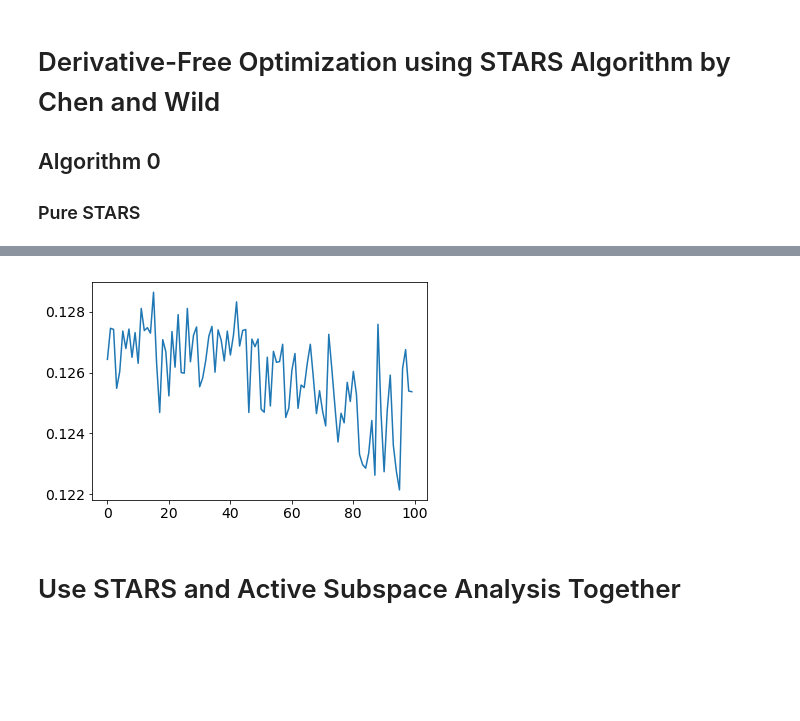
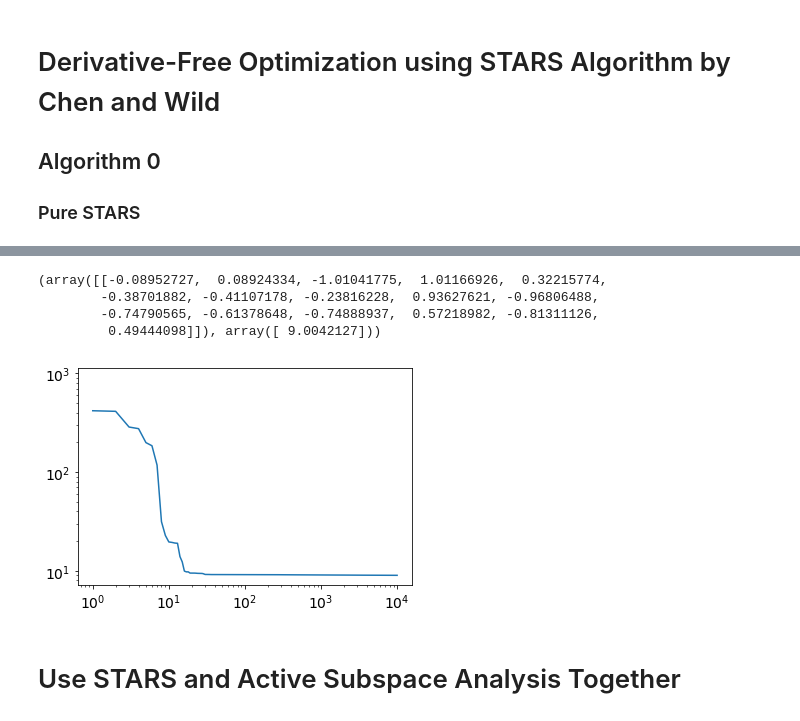
Before and after one commit to mathematicalmichael/personalresearch, a Jupyter notebook: Notebooks/AS_vs_DF_Optimization_v2.ipynb, the cells around one changed output, grey strips where cells are left out. Saved outputs shown, nothing was run; the diff lists cells and outputs as text; code cells hidden in the pictures; blank space fills up the shorter version.

Commit message:
Add files via upload
Cleaned up algorithms, consolidated results of one example

```diff
--- a/Notebooks/AS_vs_DF_Optimization_v2.ipynb
+++ b/Notebooks/AS_vs_DF_Optimization_v2.ipynb
@@ -60,24 +60,15 @@ def gun(a):
 
     return (A*np.sin(x+y)**2+(A/2)*np.sin(z+w)**2+C*p**2).reshape(M, 1)
 
-def hun(a):
-
-    a = a.copy()
-    a = np.atleast_2d(a)
-    M = a.shape[0]
-
-    x = a[:,0]; y = a[:,1]; z = a[:,2]; w = a[:,3]; p = a[:,4]; q = a[:,5];
-
-    return (A*(x**2+y)+2*B*(z+w)**100+C*(p+q+x**3)**2).reshape(M, 1)
 
 f=fun(a)
 g=gun(a)
 
 # Global noise proportionality constant
-k = 1e-6
+k = 1e-4
 
 # Perturbed function output
-pert_f=g+np.linalg.norm(g)*k*(2*(np.random.rand(M,1))-np.ones((M,1)))
+pert_f=f+k*(2*(np.random.rand(M,1))-np.ones((M,1)))
 # %% [markdown]
 # Computation of the Active Subspace
 # %% [markdown]
@@ -125,7 +116,7 @@ print(ss.eigenvecs[:,0])
 # Fitting a Polynomial Surrogate
 # %%
 #quadratic polynomial approximation
-RS = ac.utils.response_surfaces.PolynomialApproximation(4)
+RS = ac.utils.response_surfaces.PolynomialApproximation(2)
 
 #Train the surface with active variable values (y = a.dot(ss.W1)) and perturbed function values (f)
 y = a.dot(ss.W1)
@@ -317,9 +207,39 @@ print(np.linalg.norm(x))
+# %%
+# STARS Algorithm #
+
+x_init=2*np.random.rand(1,16)-np.ones(16)
+F=function1
+mu_star=2e-4
+h=3.9e-5
+k=1e-4
+
+x=x_init
+f=F(x)
+
+x_hist=np.array(x)
+f_hist=np.array(f)
+
+maxit=10000
+
+for i in range(1, maxit):
+    s=STARS(x,F,k,mu_star,h)
+    x=s[0]
+    f=s[1]
+    x_hist=np.vstack((x_hist,x))
+    f_hist=np.vstack((f_hist,f))
+
+print(x,f)
+# %% [output]
+(array([[-0.08952727,  0.08924334, -1.01041775,  1.01166926,  0.32215774,
+        -0.38701882, -0.41107178, -0.23816228,  0.93627621, -0.96806488,
+        -0.74790565, -0.61378648, -0.74888937,  0.57218982, -0.81311126,
+         0.49444098]]), array([ 9.0042127]))
 # %%
 
-plt.plot(f_hist[900:])
+plt.loglog(f_hist)
 plt.show()
 # %% [output]
-[figure, old version]
+[figure, new version]
 # %% [markdown]
 # Use STARS and Active Subspace Analysis Together
 # %% [markdown]
```
Also changed, not shown: parts of 31 cells of this notebook.
